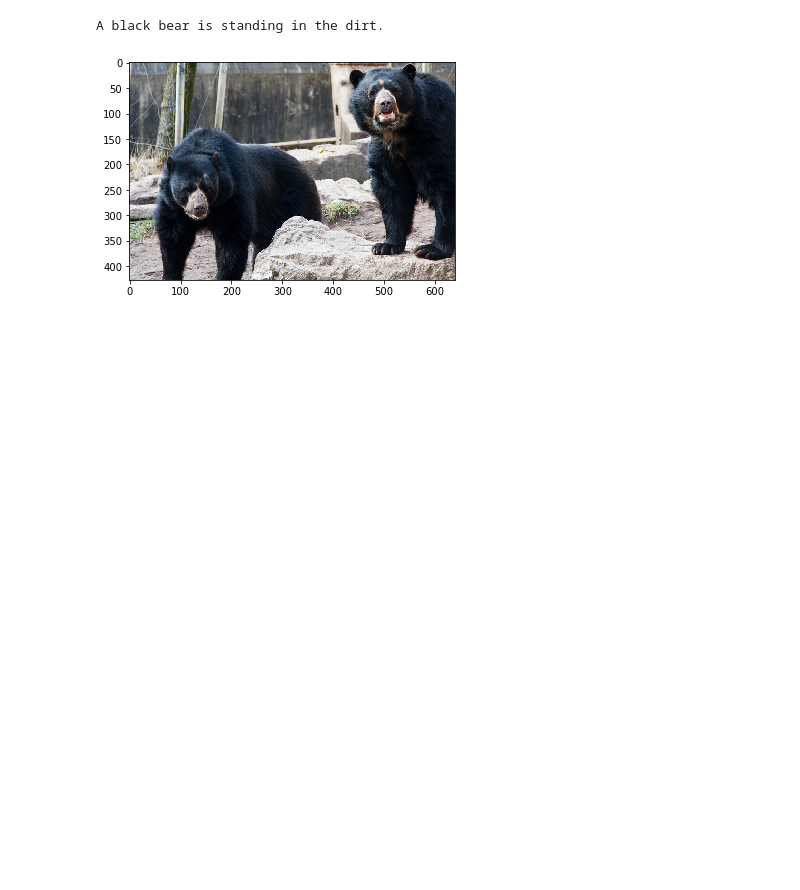
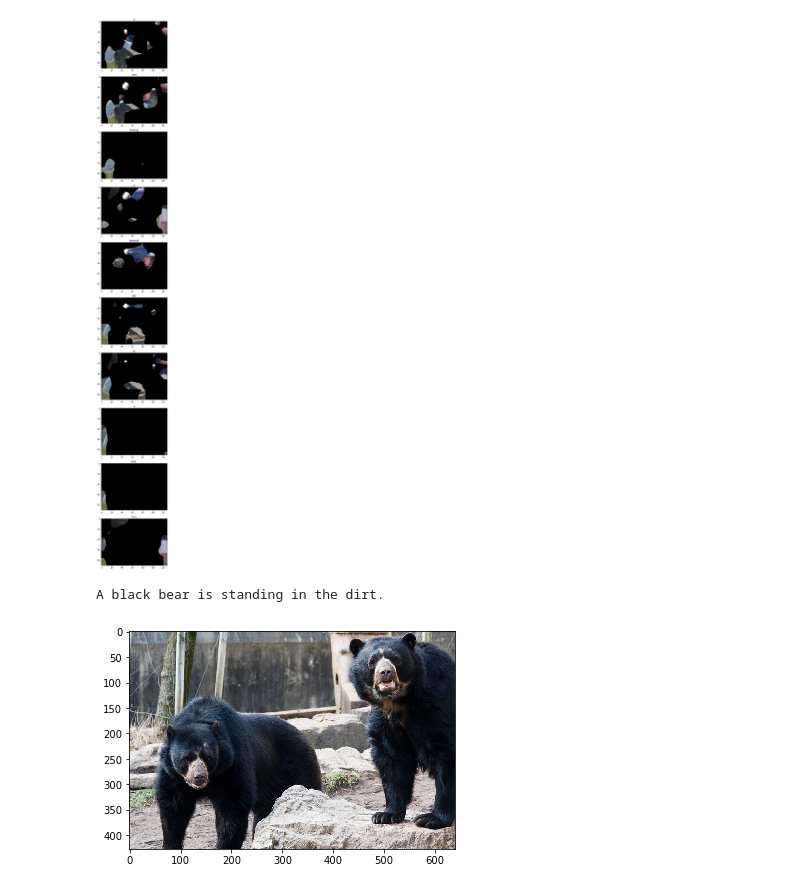
Before and after one commit to eladhoffer/seq2seq.pytorch, a Jupyter notebook: examples/Generate_Caption.ipynb, the cells around one changed output. Drawn from its saved outputs; the diff is of its cells as text; code cells hidden in the pictures; blank space fills up the shorter version.

```diff
--- a/examples/Generate_Caption.ipynb
+++ b/examples/Generate_Caption.ipynb
@@ -59,3 +59,7 @@ A plate of food sitting on top of a table.
+# %%
+visualize_attention(img, attentions)
+# %% [output]
+[figure, added]
 # %%
 img, (caption, attentions) = show_and_tell('/media/ssd/Datasets/COCO/val2014/COCO_val2014_000000450004.jpg')
 print(caption)
```
Also changed, not shown: parts of 3 cells of this notebook.
